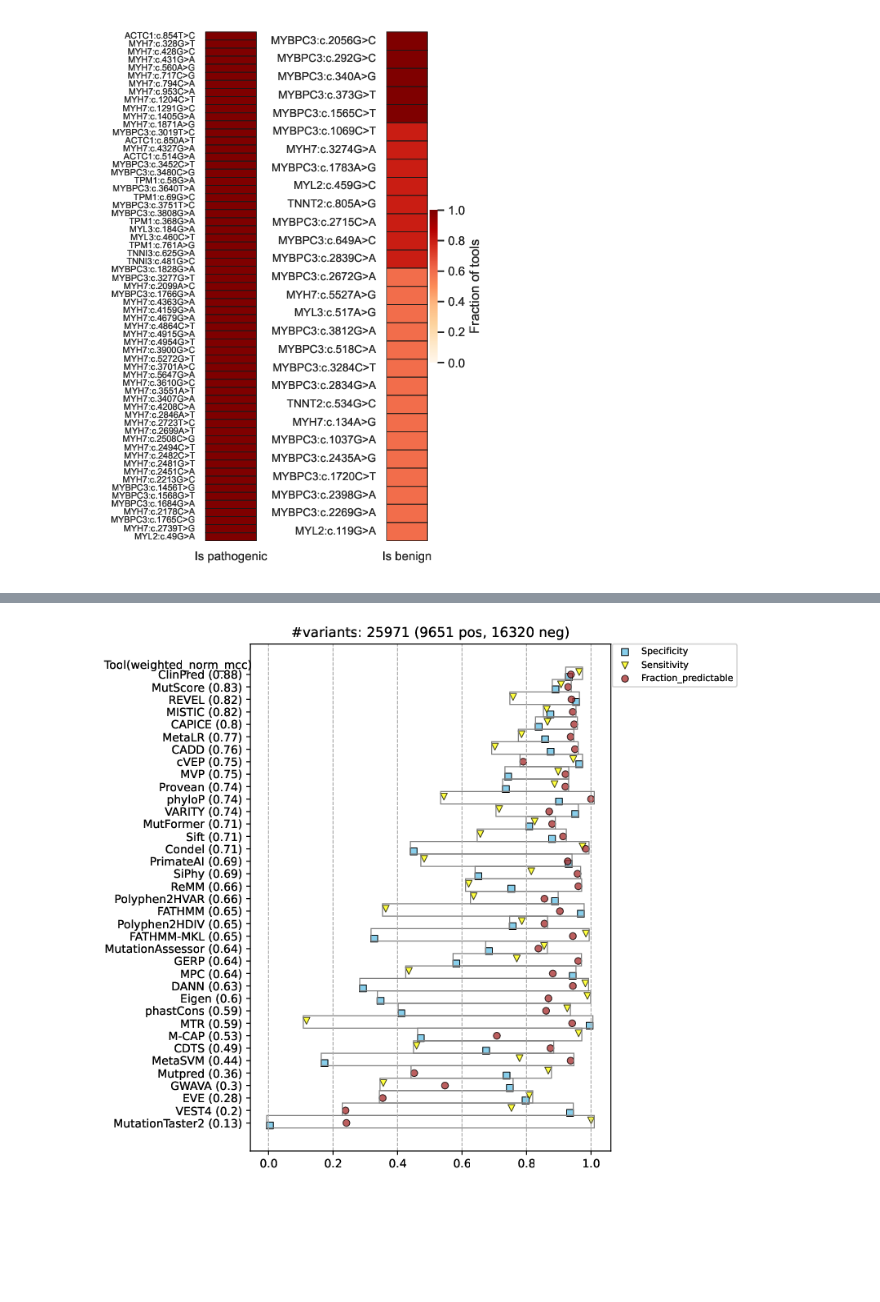
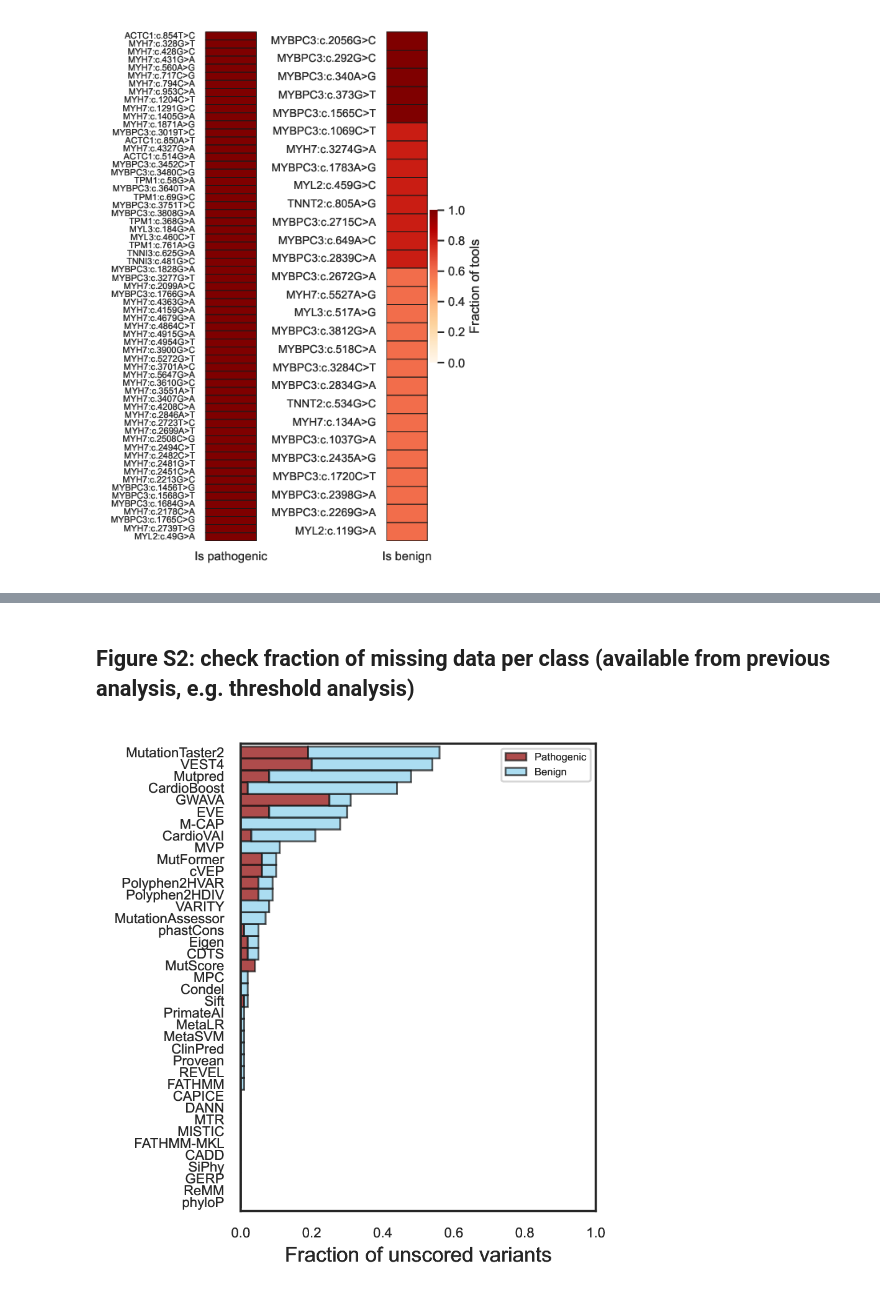
Before and after one commit to PedroBarbosa/paper_HCM_benchmark, a Jupyter notebook: run_benchmarks.ipynb, the cells around one changed output, grey strips where cells are left out. Cells and saved outputs as stored; diff of their text form; code cells hidden in the pictures; blank space fills up the shorter version.

Commit message:
Supp figures added to the notebook

```diff
--- a/run_benchmarks.ipynb
+++ b/run_benchmarks.ipynb
@@ -461,6 +501,8 @@ img
+# %% [markdown]
+## Figure S2: check fraction of missing data per class (available from previous analysis, e.g. threshold analysis)
 # %%
-img_path="out/out_whole_clinvar/0s_l/tools_benchmark/all_types/performance_at_fixed_thresh/scatter_all_types_missense.pdf"
-img = WImage(filename=img_path, resolution=100)
+img_path="out/out_threshold_analysis/tools_benchmark/all_types/performance_at_fixed_thresh/unscored_fraction_all_types_missense.pdf"
+img = WImage(filename=img_path, resolution=200)
 img
 # %% [output]
-[figure, old version]
+[figure, new version]
```
Also changed, not shown: parts of 15 cells of this notebook, 4 other files.
